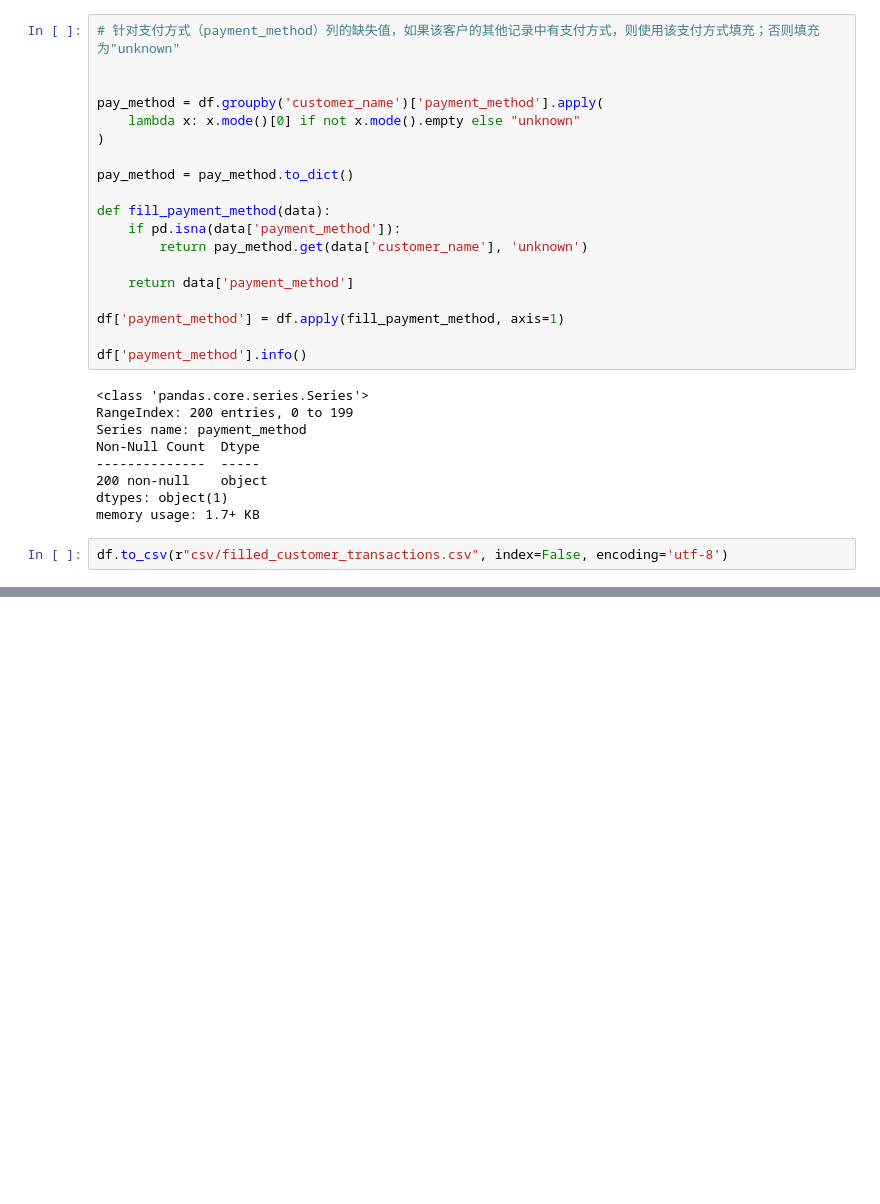
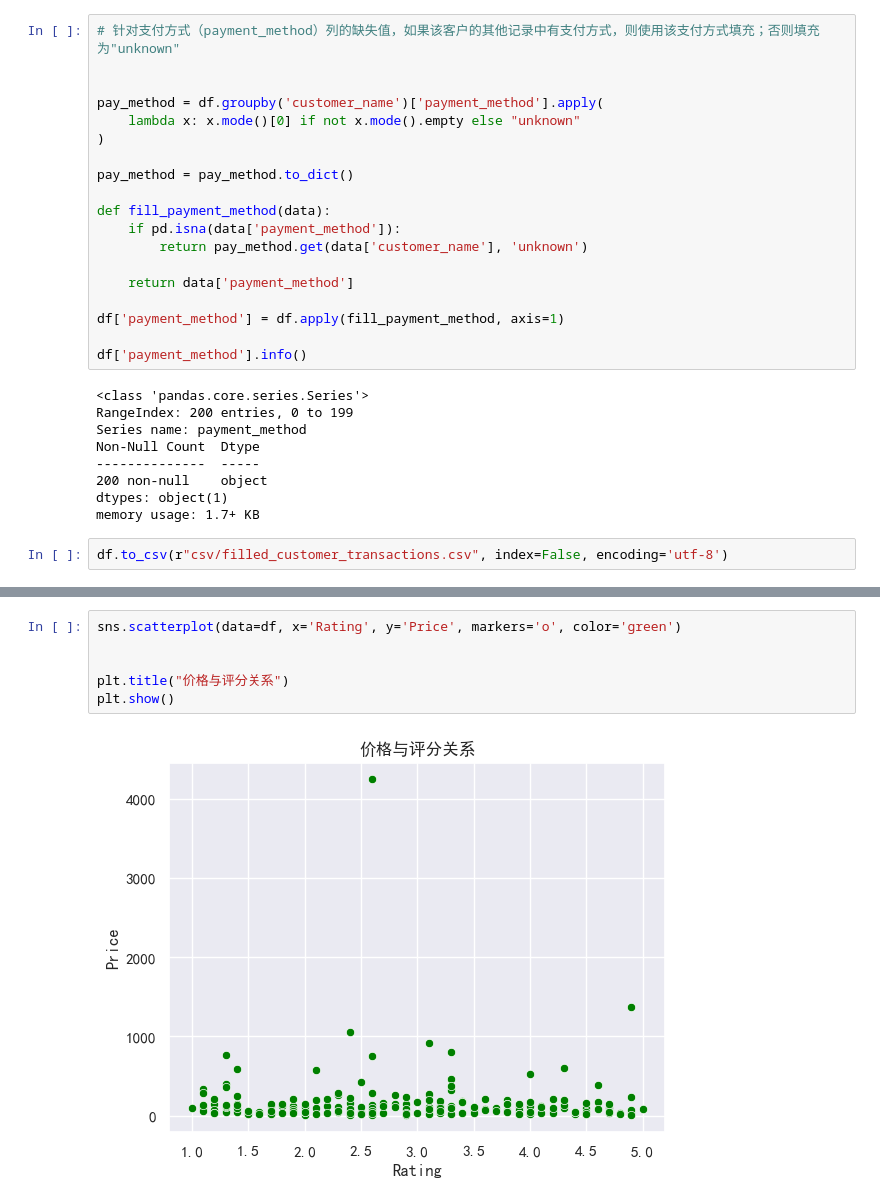
Before and after one commit to yt-x/ds_learn, a Jupyter notebook: practice/practice2.ipynb, the cells around one changed output, grey strips where cells are left out. Saved outputs shown, nothing was run; the diff lists cells and outputs as text; blank space fills up the shorter version.

```diff
--- a/practice/practice2.ipynb
+++ b/practice/practice2.ipynb
@@ -509,0 +616,8 @@ df.to_csv(r"csv/filled_customer_transactions.csv", index=False, encoding='utf-8'
+# %%
+sns.scatterplot(data=df, x='Rating', y='Price', markers='o', color='green')
+
+
+plt.title("价格与评分关系")
+plt.show()
+# %% [output]
+[figure, added]
```
Also changed, not shown: parts of 11 cells of this notebook, 1 other file.
